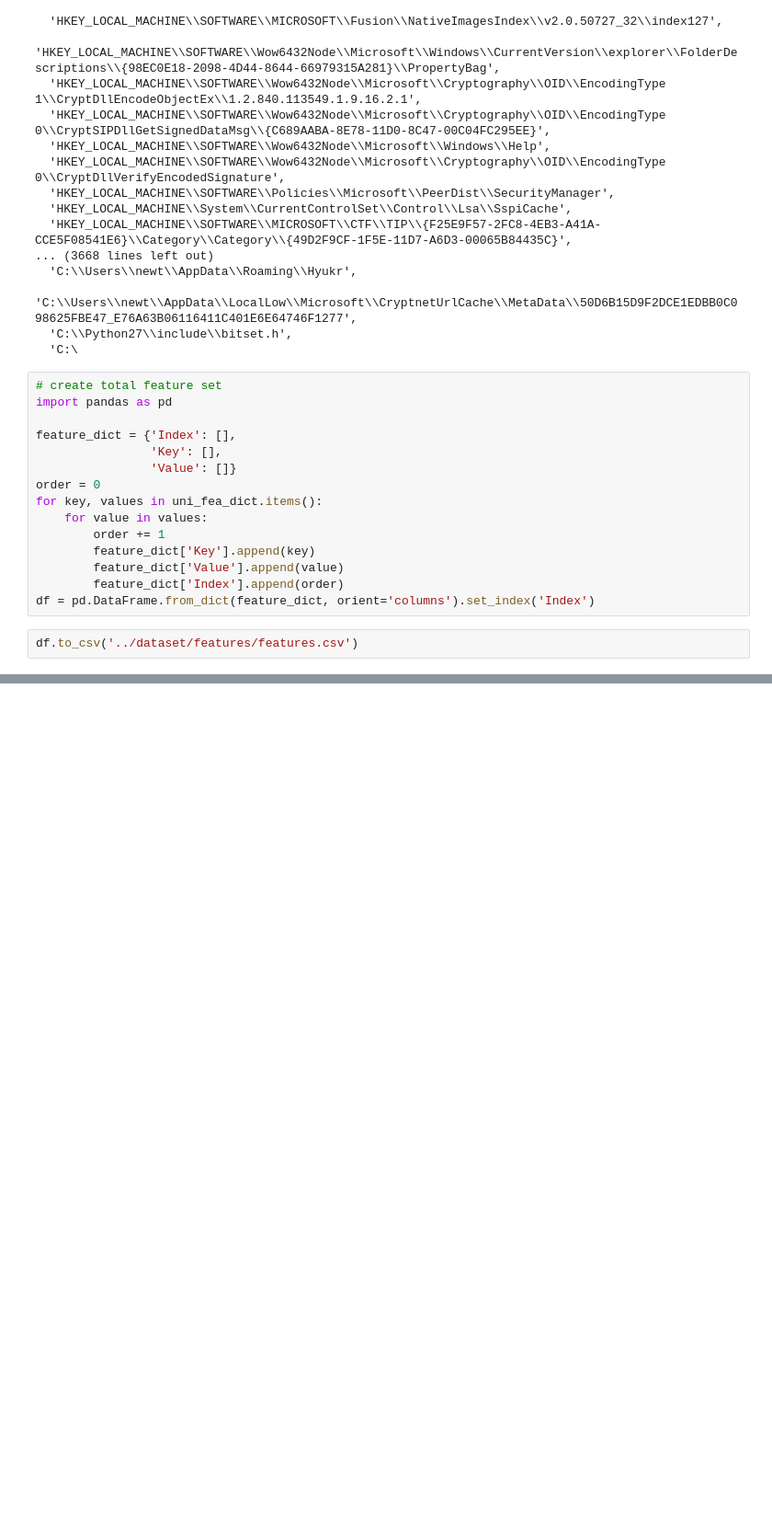
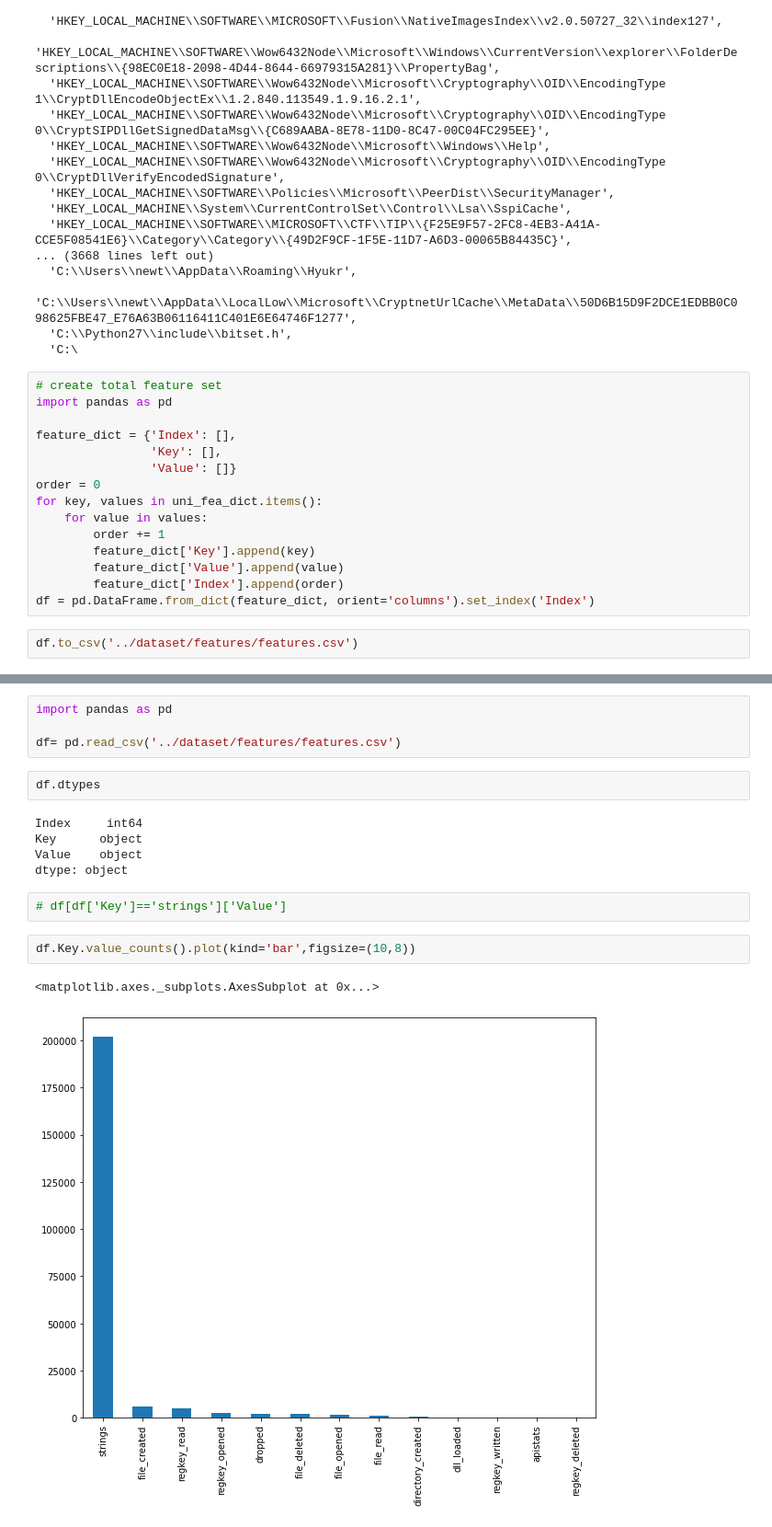
Before and after one commit to Wapiti08/Defense_Evasion_with_GAN, a Jupyter notebook: processing/feauture_dict.ipynb, the cells around one changed output, grey strips where cells are left out. Shown: that part at 92% size. Cells and saved outputs as stored; diff of their text form; blank space fills up the shorter version.

```diff
--- a/processing/feauture_dict.ipynb
+++ b/processing/feauture_dict.ipynb
@@ -105,0 +93,18 @@ df
+# %%
+import pandas as pd
+
+df= pd.read_csv('../dataset/features/features.csv')
+# %%
+df.dtypes
+# %% [output]
+Index     int64
+Key      object
+Value    object
+dtype: object
+# %%
+# df[df['Key']=='strings']['Value']
+# %%
+df.Key.value_counts().plot(kind='bar',figsize=(10,8))
+# %% [output]
+<matplotlib.axes._subplots.AxesSubplot at 0x...>
+[figure, added]
```
Also changed, not shown: parts of 5 cells of this notebook, 12 other files.
